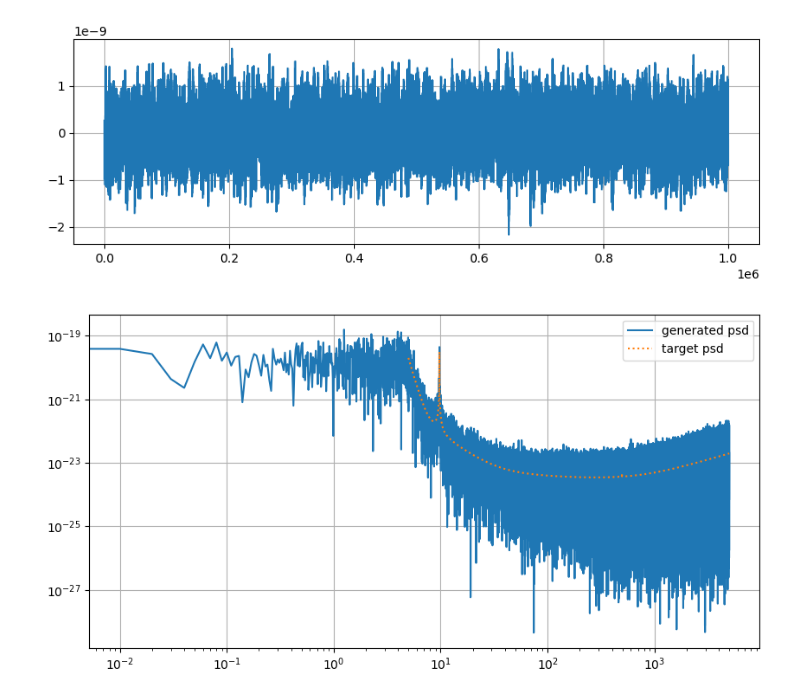
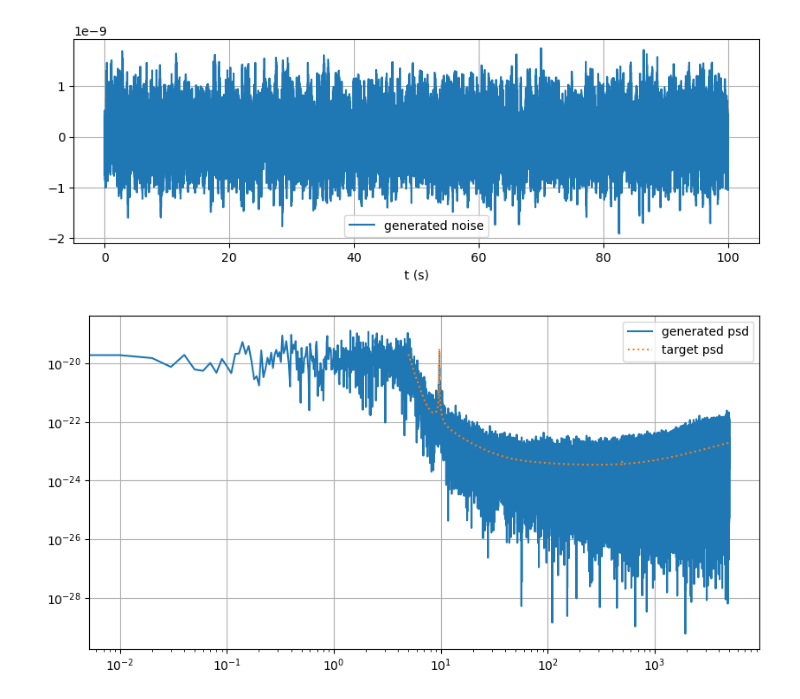
Before and after one commit to davidesartor/MLGW, a Jupyter notebook: test noise generator.ipynb, the cells around one changed output. Drawn from its saved outputs; the diff is of its cells as text; code cells hidden in the pictures.

```diff
--- a/test noise generator.ipynb
+++ b/test noise generator.ipynb
@@ -1,25 +1,27 @@
 # %%
 import numpy as np
 import matplotlib.pyplot as plt
 import noise
 
 N = 1000000
 T = 1.0 / 10000.0
 generated_noise = noise.generate(T, N, colour=noise.LIGOL())
 
 plt.figure(figsize=(10, 3))
-plt.plot(generated_noise)
+plt.plot(np.arange(0, N * T, T), generated_noise, label="generated noise")
+plt.xlabel("t (s)")
+plt.legend()
 plt.grid()
 
 plt.figure(figsize=(10, 5))
 yf = np.fft.fft(generated_noise)[: N // 2]
 xf = np.fft.fftfreq(N, T)[: N // 2]
-plt.loglog(xf, 2 * T / N * np.abs(yf) ** 2,label="generated psd")
+plt.loglog(xf, 2 * T / N * np.abs(yf) ** 2, label="generated psd")
 frequencies, psds = np.loadtxt("LIGOL.txt", dtype="double", unpack=True)
 plt.loglog(frequencies, psds, ":", label="target psd")
 plt.grid()
 plt.legend()
 plt.show()
 # %% [output]
-[figure, old version]
+[figure, new version]
-[figure, old version]
+[figure, new version]
```
